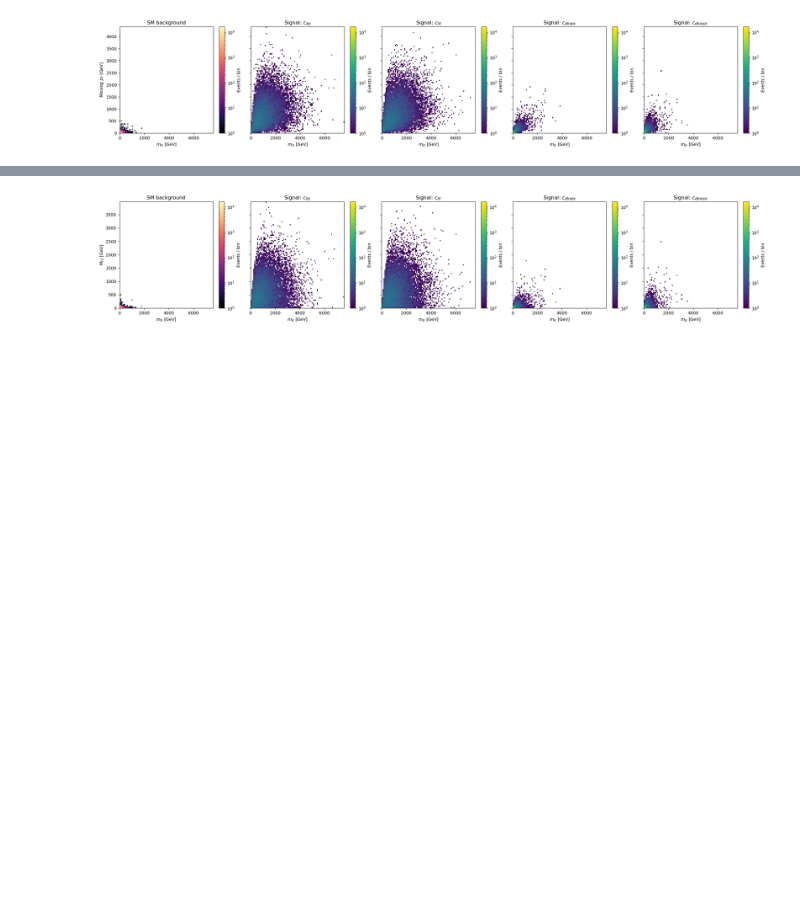
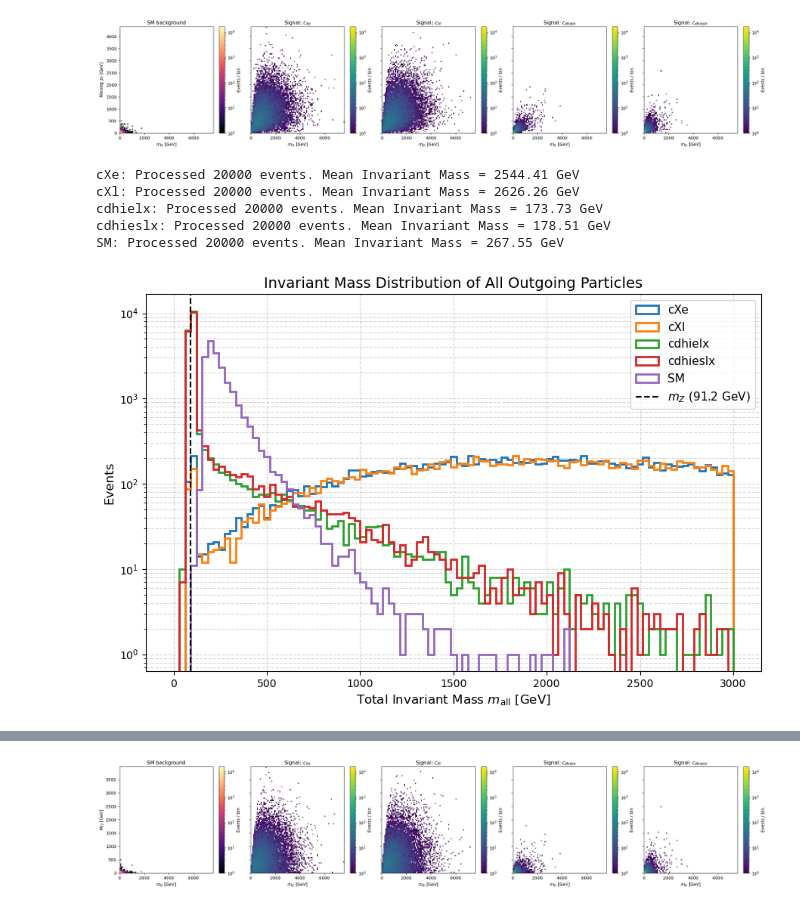
Before and after one commit to incikaraaslan/ZFactories_SMEFT, a Jupyter notebook: lhe_reader.ipynb, the cells around one changed output, grey strips where cells are left out. Cells and saved outputs as stored; diff of their text form; code cells hidden in the pictures; blank space fills up the shorter version.

```diff
--- a/lhe_reader.ipynb
+++ b/lhe_reader.ipynb
@@ -758,3 +759,57 @@ plt.tight_layout()
 plt.show()
 # %% [output]
 [figure]
+# %%
+file_paths = {
+    "cXe": "./LHEfiles/cXe_ppZXll_BSMEFT.lhe",
+    "cXl": "./LHEfiles/cXl_ppZXll_BSMEFT.lhe",
+    "cdhielx": "./LHEfiles/cdhielx_ppZXll_BSMEFT.lhe",
+    "cdhieslx": "./LHEfiles/cdhieslx_ppZXll_BSMEFT.lhe",
+    "SM": "./LHEfiles/ppvvll_SM.lhe"
+}
+
+def get_all_outgoing_inv_mass(lhe_path):
+    events = read_lhe_outgoing(lhe_path) # status=1 final-state particles
+    inv_masses = []
+
+    for event in events:
+        if len(event) == 0:
+            continue
+        # Sum 4-momenta of all outgoing particles in the event (leptons + xx / neutrinos)
+        m_all = inv_mass(*event)
+        inv_masses.append(m_all)
+
+    return np.array(inv_masses)
+
+inv_mass_results = {}
+for label, path in file_paths.items():
+    inv_mass_results[label] = get_all_outgoing_inv_mass(path)
+    print(f"{label}: Processed {len(inv_mass_results[label])} events. "
+          f"Mean Invariant Mass = {inv_mass_results[label].mean():.2f} GeV")
+
+# 4. Plot the invariant mass distributions
+plt.figure(figsize=(9, 6))
+
+bins = np.linspace(0, 3000, 100)  # Adjust range and binning as needed
+
+for label, masses in inv_mass_results.items():
+    plt.hist(masses, bins=bins, histtype='step', linewidth=2, label=label, density=False)
+# Add vertical line for the Z boson mass
+m_Z = 91.1876  # GeV
+plt.axvline(x=m_Z, color='black', linestyle='--', linewidth=1.5, label=rf'$m_Z$ ({m_Z:.1f} GeV)')
+
+plt.xlabel(r"Total Invariant Mass $m_{\mathrm{all}}$ [GeV]", fontsize=12)
+plt.ylabel("Events", fontsize=12)
+plt.title("Invariant Mass Distribution of All Outgoing Particles", fontsize=14)
+plt.yscale("log")
+plt.grid(True, which="both", linestyle="--", alpha=0.5)
+plt.legend(fontsize=11)
+plt.tight_layout()
+plt.show()
+# %% [output]
+cXe: Processed 20000 events. Mean Invariant Mass = 2544.41 GeV
+cXl: Processed 20000 events. Mean Invariant Mass = 2626.26 GeV
+cdhielx: Processed 20000 events. Mean Invariant Mass = 173.73 GeV
+cdhieslx: Processed 20000 events. Mean Invariant Mass = 178.51 GeV
+SM: Processed 20000 events. Mean Invariant Mass = 267.55 GeV
+[figure, added]
```
Also changed, not shown: parts of 9 cells of this notebook, 34 other files.
